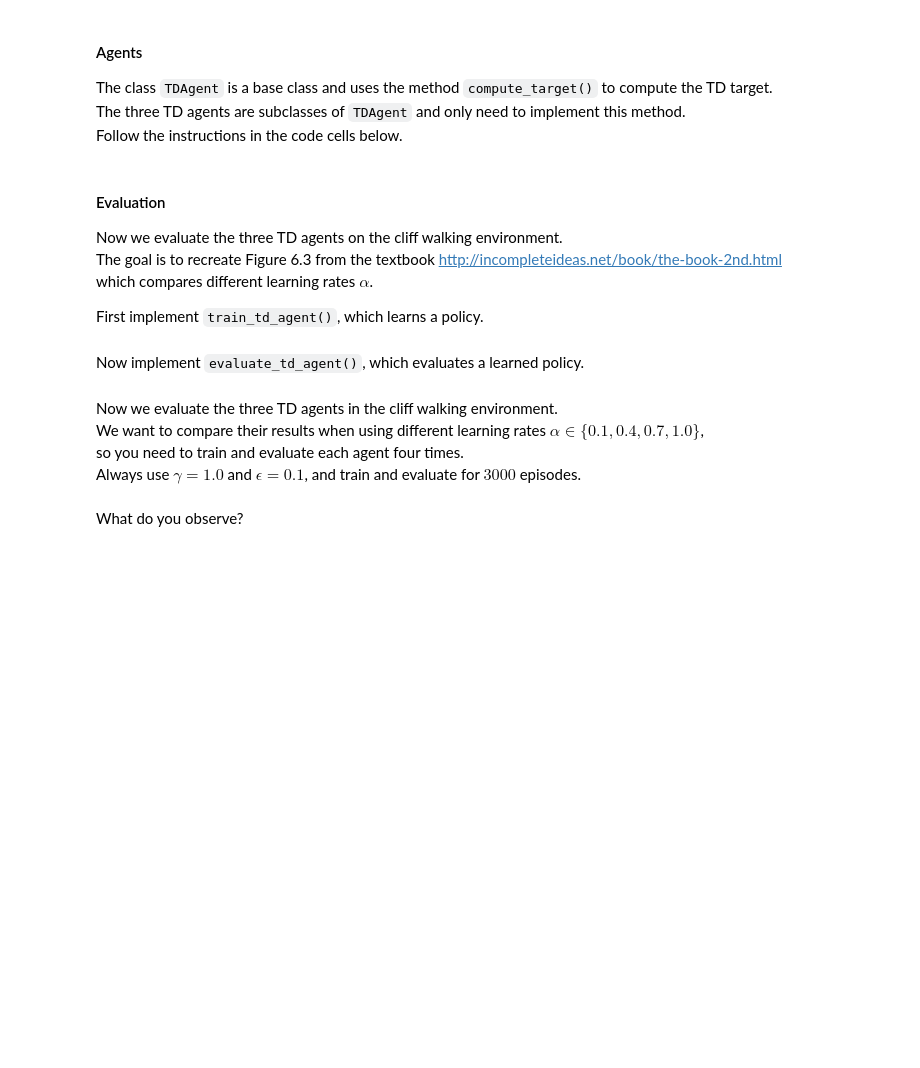
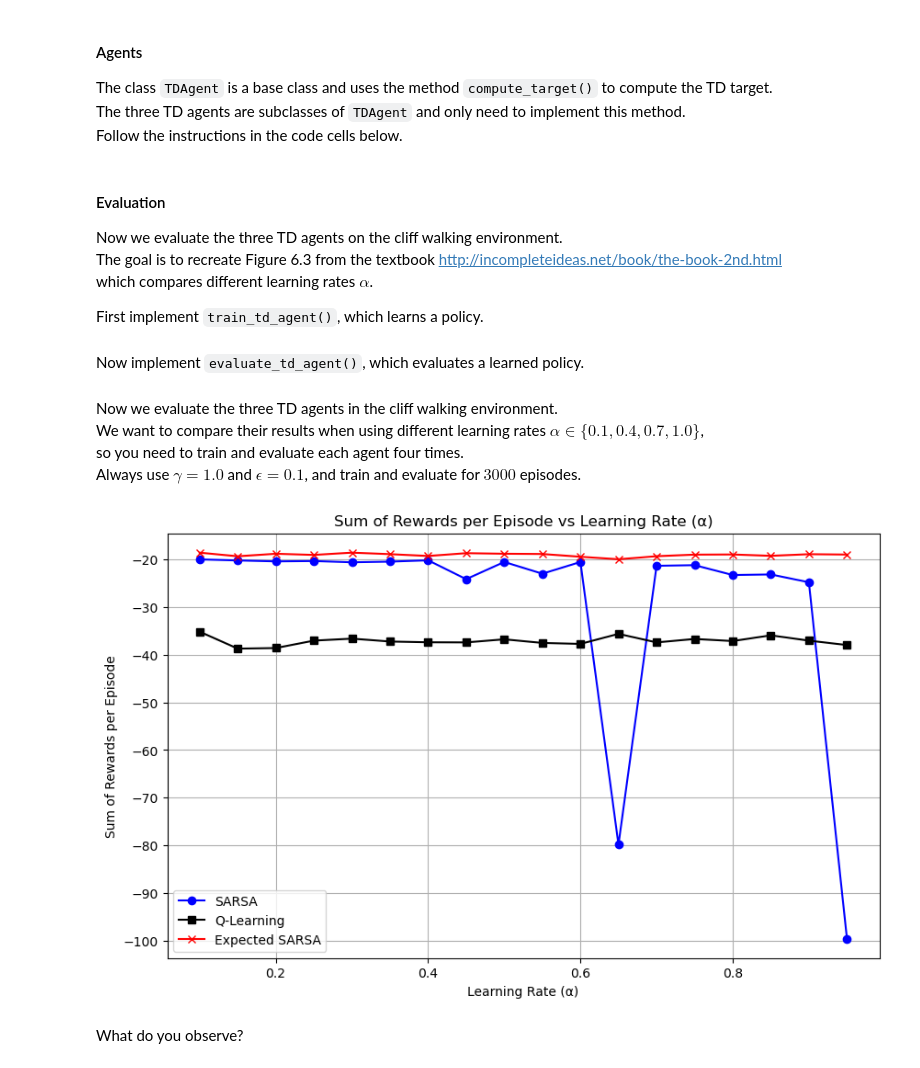
Before and after one commit to dpkass/HHU-Master-Reinforcement-Learning, a Jupyter notebook: Exercises/Exercise 7/td-control-2.ipynb, the cells around one changed output. Drawn from its saved outputs; the diff is of its cells as text; code cells hidden in the pictures; blank space fills up the shorter version.

```diff
--- a/Exercises/Exercise 7/td-control-2.ipynb
+++ b/Exercises/Exercise 7/td-control-2.ipynb
@@ -111,6 +125,10 @@ class QLearningAgent(TDAgent):
         # TODO reuse, i.e. paste, Q Learning target code from last week       #
         #######################################################################
 
+        target = reward + self.gamma * np.max(self.q[next_state])
+
+        return None, target
+
         #######################################################################
         # End of your code.                                                   #
         #######################################################################
@@ -122,6 +140,10 @@ class ExpectedSarsaAgent(TDAgent):
         # TODO NEW Calculate the expected SARSA target.                       #
         #######################################################################
 
+        target = reward + self.gamma * np.sum(self.pi[next_state] * self.q[next_state, :])
+
+        return None, target
+
         #######################################################################
         # End of your code.                                                   #
         #######################################################################
@@ -150,6 +185,18 @@ def evaluate_td_agent(env, agent, num_episodes):
     # TODO reuse, i.e. paste, evaluation loop code from last week         #
     #######################################################################
 
+    R = 0.0
+    for _ in range(num_episodes):
+        state, _ = env.reset()
+        terminated = False
+
+        while not terminated:
+            action = agent.policy(state)
+            state, reward, terminated, *_ = env.step(action)
+            R += reward
+
+    return R / num_episodes
+
     #######################################################################
     # End of your code.                                                   #
     #######################################################################
@@ -161,22 +208,51 @@ Always use $\gamma = 1.0$ and $\epsilon = 0.1$, and train and evaluate for $3000
 # %%
 # Create a cliff walking environment
 env = rl_env.cliff_walking()
-gamma = 1.0    # discount factor
+gamma = 1.0  # discount factor
 epsilon = 0.1  # epsilon-greedy probability
-alphas = [0.1, 0.4, 0.7, 1.0]  # learning rates
+alphas = np.arange(0.1, 1, 0.05)  # learning rates
 num_train_episodes = 3000  # number of episodes for training
-num_eval_episodes = 3000   # number of episodes for evaluation
+num_eval_episodes = 3000  # number of episodes for evaluation
 
 
 #######################################################################
 # TODO Train and evaluate the three agents as described above. Plot   #
 # the resulting sums of rewards per episode, to recreate Figure 6.3   #
 # from the textbook. Reuse code from last week and add an             #
 # expected sarsa agent for each alpha                                 #
 #######################################################################
 
+def R_per_alpha(agent_init):
+    for alpha in tqdm(alphas, desc='Alpha', leave=False):
+        agent = agent_init(env, gamma, epsilon, alpha)
+        train_td_agent(env, agent, num_train_episodes)
+        yield evaluate_td_agent(env, agent, num_eval_episodes)
+
+
+agents = [(SarsaAgent, 'SARSA', 'o', 'blue'),
+          (QLearningAgent, 'Q-Learning', 's', 'black'),
+          (ExpectedSarsaAgent, 'Expected SARSA', 'x', 'red')]
+
+plt.figure(figsize=(10, 6))
+
+data = tqdm(agents, desc='Agent')
+
+for agent, label, marker, color in data:
+    R = list(R_per_alpha(agent))
+    plt.plot(alphas, R, label=label, marker=marker, color=color)
+
+# Customize the plot
+plt.title('Sum of Rewards per Episode vs Learning Rate (α)')
+plt.xlabel('Learning Rate (α)')
+plt.ylabel('Sum of Rewards per Episode')
+plt.legend()
+plt.grid()
+plt.show()
+
 #######################################################################
 # End of your code.                                                   #
 #######################################################################
+# %% [output]
+[figure, added]
 # %% [markdown]
 What do you observe?
```
Also changed, not shown: parts of 5 cells of this notebook, 2 other files.
